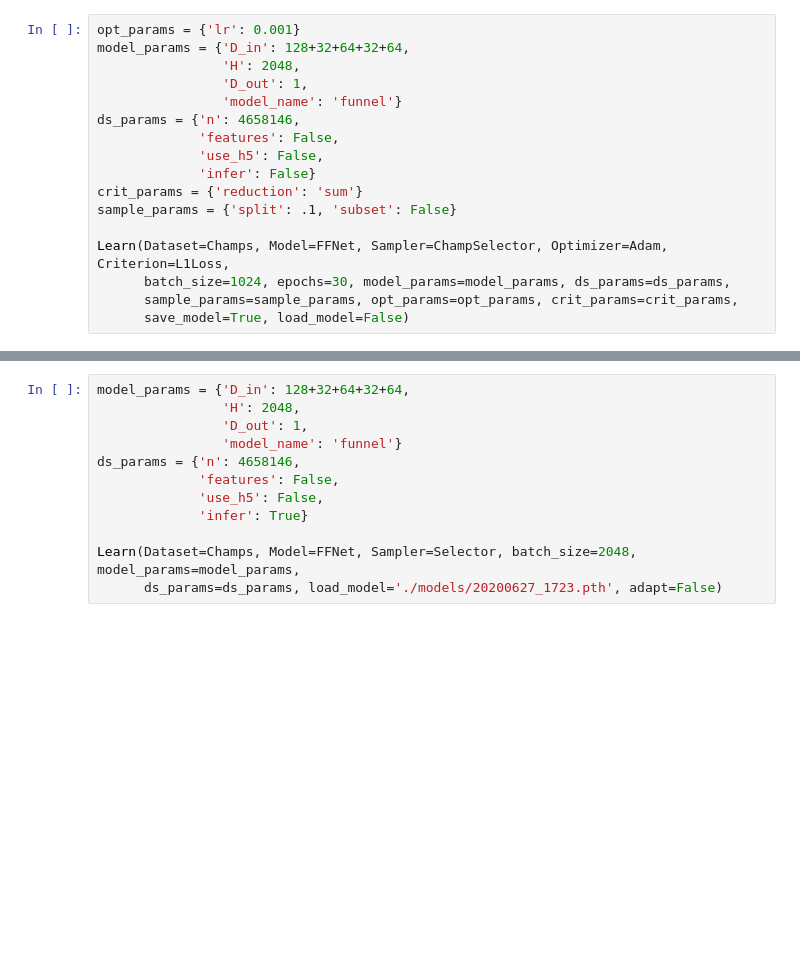
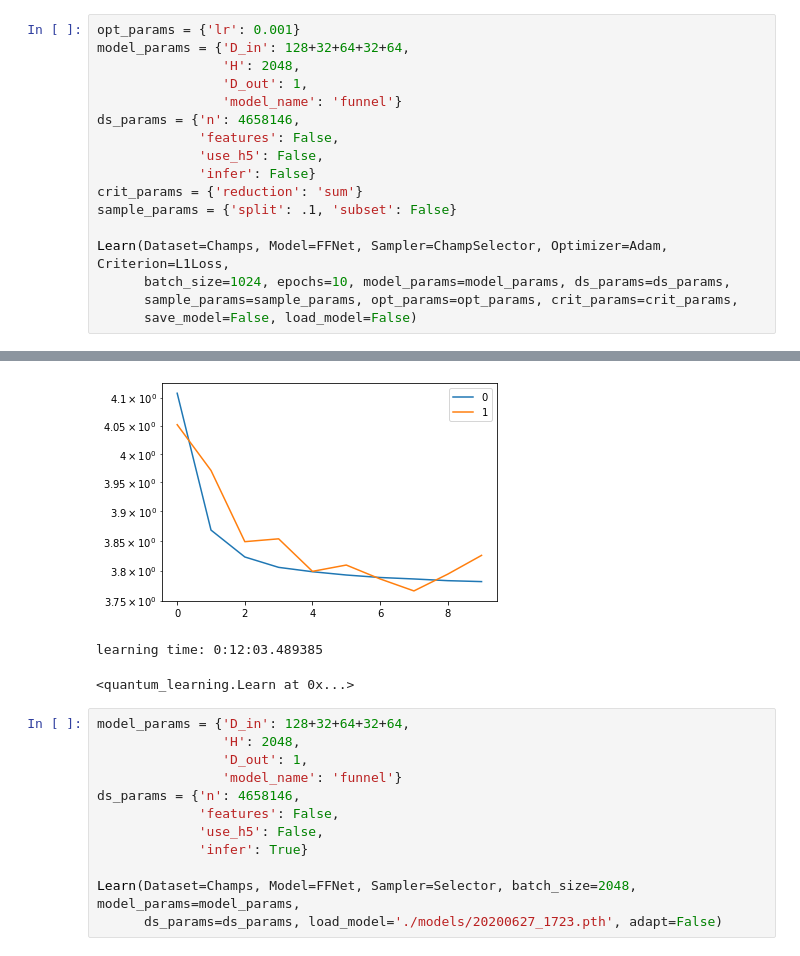
Before and after one commit to icanswim/fastchem, a Jupyter notebook: quantum_experiment.ipynb, the cells around one changed output, grey strips where cells are left out. Cells and saved outputs as stored; diff of their text form; blank space fills up the shorter version.

```diff
--- a/quantum_experiment.ipynb
+++ b/quantum_experiment.ipynb
@@ -103,6 +157,7 @@ crit_params = {'reduction': 'sum'}
 sample_params = {'split': .1, 'subset': False}
 
 Learn(Dataset=Champs, Model=FFNet, Sampler=ChampSelector, Optimizer=Adam, Criterion=L1Loss,
-      batch_size=1024, epochs=30, model_params=model_params, ds_params=ds_params,
+      batch_size=1024, epochs=10, model_params=model_params, ds_params=ds_params,
       sample_params=sample_params, opt_params=opt_params, crit_params=crit_params,
-      save_model=True, load_model=False)
+      save_model=False, load_model=False)
+# %% [output]
@@ -109,3 +181,6 @@ Learn(Dataset=Champs, Model=FFNet, Sampler=ChampSelector, Optimizer=Adam, Criter
+[figure, added]
+learning time: 0:12:03.489385
+<quantum_learning.Learn at 0x...>
 # %%
 model_params = {'D_in': 128+32+64+32+64,
                 'H': 2048,
```
Also changed, not shown: parts of 7 cells of this notebook.
